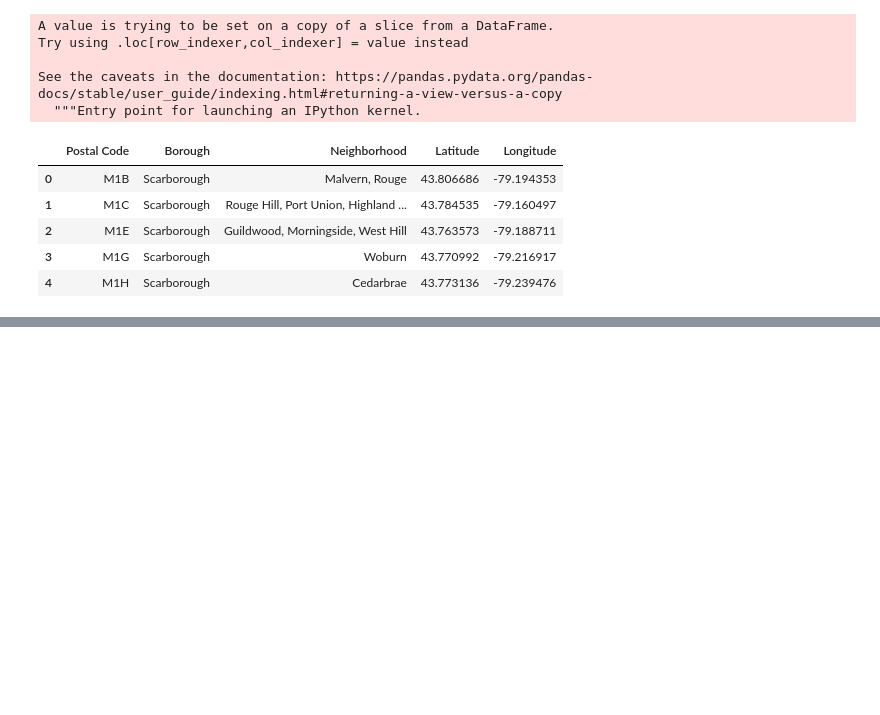
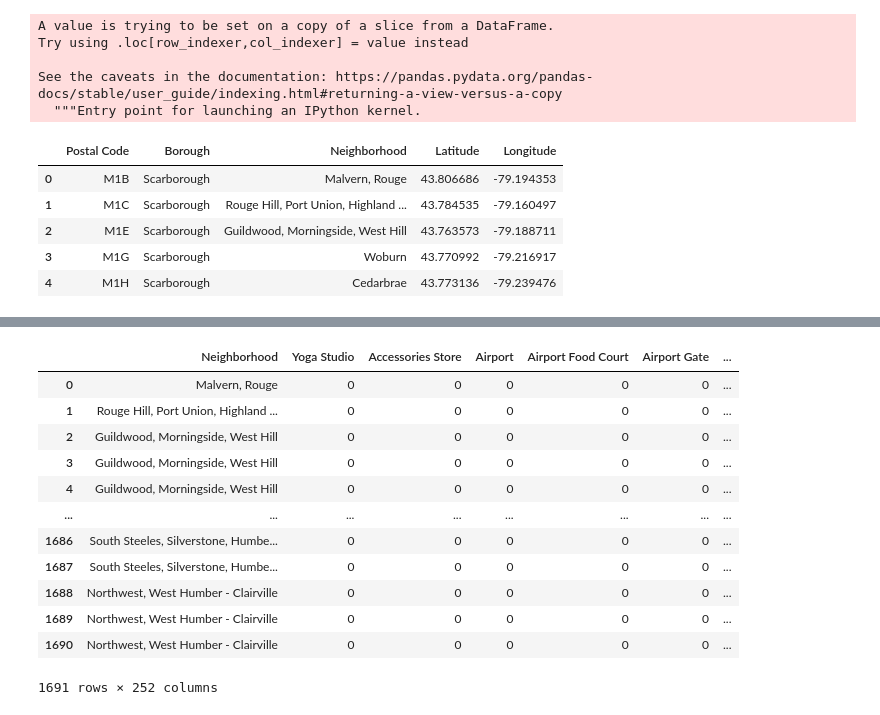
Before and after one commit to aakash1999/Coursera_Capstone, a Jupyter notebook: week_3.ipynb, the cells around one changed output, grey strips where cells are left out. Saved outputs shown, nothing was run; the diff lists cells and outputs as text; code cells hidden in the pictures; blank space fills up the shorter version.

```diff
--- a/week_3.ipynb
+++ b/week_3.ipynb
@@ -139,0 +267,19 @@ df_canada.head()
+# %%
+#move the column neighborhood to the first column:
+nei = toronto_one_hot_encoded.pop('Neighborhood')
+toronto_one_hot_encoded.insert(0,'Neighborhood',nei)
+toronto_one_hot_encoded
+# %% [output]
+|  | Neighborhood | Yoga Studio | Accessories Store | Airport | Airport Food Court | Airport Gate | ... |
+| 0 | Malvern, Rouge | 0 | 0 | 0 | 0 | 0 | ... |
+| 1 | Rouge Hill, Port Union, Highland ... | 0 | 0 | 0 | 0 | 0 | ... |
+| 2 | Guildwood, Morningside, West Hill | 0 | 0 | 0 | 0 | 0 | ... |
+| 3 | Guildwood, Morningside, West Hill | 0 | 0 | 0 | 0 | 0 | ... |
+| 4 | Guildwood, Morningside, West Hill | 0 | 0 | 0 | 0 | 0 | ... |
+| ... | ... | ... | ... | ... | ... | ... | ... |
+| 1686 | South Steeles, Silverstone, Humbe... | 0 | 0 | 0 | 0 | 0 | ... |
+| 1687 | South Steeles, Silverstone, Humbe... | 0 | 0 | 0 | 0 | 0 | ... |
+| 1688 | Northwest, West Humber - Clairville | 0 | 0 | 0 | 0 | 0 | ... |
+| 1689 | Northwest, West Humber - Clairville | 0 | 0 | 0 | 0 | 0 | ... |
+| 1690 | Northwest, West Humber - Clairville | 0 | 0 | 0 | 0 | 0 | ... |
+1691 rows × 252 columns
```
Also changed, not shown: parts of 11 cells of this notebook.
